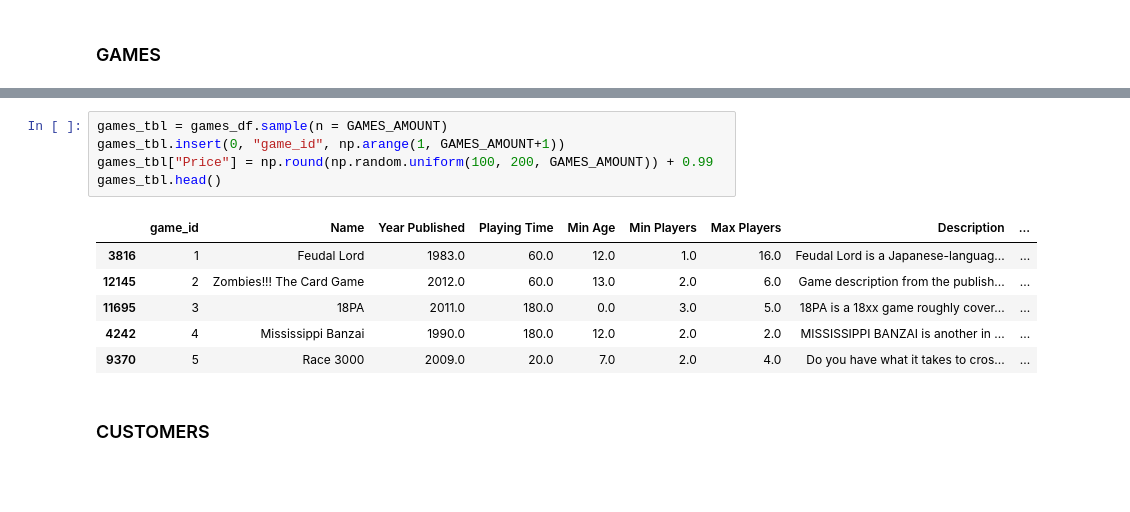
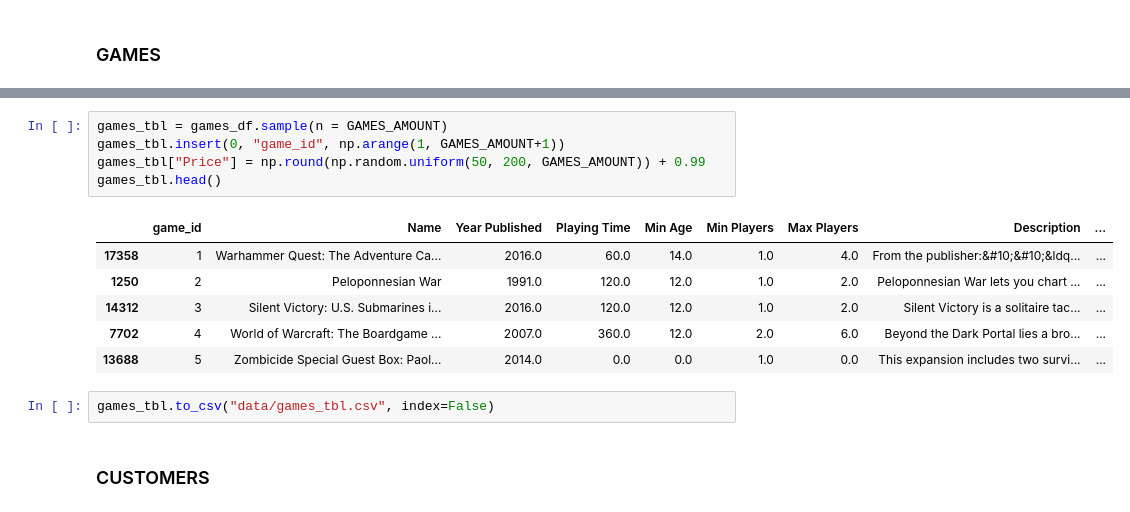
Before and after one commit to maggszy/Geeks-Dragons, a Jupyter notebook: generating.ipynb, the cells around one changed output, grey strips where cells are left out. Cells and saved outputs as stored; diff of their text form; blank space fills up the shorter version.

```diff
--- a/generating.ipynb
+++ b/generating.ipynb
@@ -38,15 +57,17 @@ PRICE_FOR_DAY = 10
 # %%
 games_tbl = games_df.sample(n = GAMES_AMOUNT)
 games_tbl.insert(0, "game_id", np.arange(1, GAMES_AMOUNT+1))
-games_tbl["Price"] = np.round(np.random.uniform(100, 200, GAMES_AMOUNT)) + 0.99
+games_tbl["Price"] = np.round(np.random.uniform(50, 200, GAMES_AMOUNT)) + 0.99
 games_tbl.head()
 # %% [output]
 |  | game_id | Name | Year Published | Playing Time | Min Age | Min Players | Max Players | Description | ... |
-| 3816 | 1 | Feudal Lord | 1983.0 | 60.0 | 12.0 | 1.0 | 16.0 | Feudal Lord is a Japanese-languag... | ... |
-| 12145 | 2 | Zombies!!! The Card Game | 2012.0 | 60.0 | 13.0 | 2.0 | 6.0 | Game description from the publish... | ... |
-| 11695 | 3 | 18PA | 2011.0 | 180.0 | 0.0 | 3.0 | 5.0 | 18PA is a 18xx game roughly cover... | ... |
-| 4242 | 4 | Mississippi Banzai | 1990.0 | 180.0 | 12.0 | 2.0 | 2.0 | MISSISSIPPI BANZAI is another in ... | ... |
-| 9370 | 5 | Race 3000 | 2009.0 | 20.0 | 7.0 | 2.0 | 4.0 | Do you have what it takes to cros... | ... |
+| 17358 | 1 | Warhammer Quest: The Adventure Ca... | 2016.0 | 60.0 | 14.0 | 1.0 | 4.0 | From the publisher:&#10;&#10;&ldq... | ... |
+| 1250 | 2 | Peloponnesian War | 1991.0 | 120.0 | 12.0 | 1.0 | 2.0 | Peloponnesian War lets you chart ... | ... |
+| 14312 | 3 | Silent Victory: U.S. Submarines i... | 2016.0 | 120.0 | 12.0 | 1.0 | 2.0 | Silent Victory is a solitaire tac... | ... |
+| 7702 | 4 | World of Warcraft: The Boardgame ... | 2007.0 | 360.0 | 12.0 | 2.0 | 6.0 | Beyond the Dark Portal lies a bro... | ... |
+| 13688 | 5 | Zombicide Special Guest Box: Paol... | 2014.0 | 0.0 | 0.0 | 1.0 | 0.0 | This expansion includes two survi... | ... |
+# %%
+games_tbl.to_csv("data/games_tbl.csv", index=False)
 # %% [markdown]
 ### CUSTOMERS
 # %%
```
Also changed, not shown: parts of 35 cells of this notebook, 3 other files.
